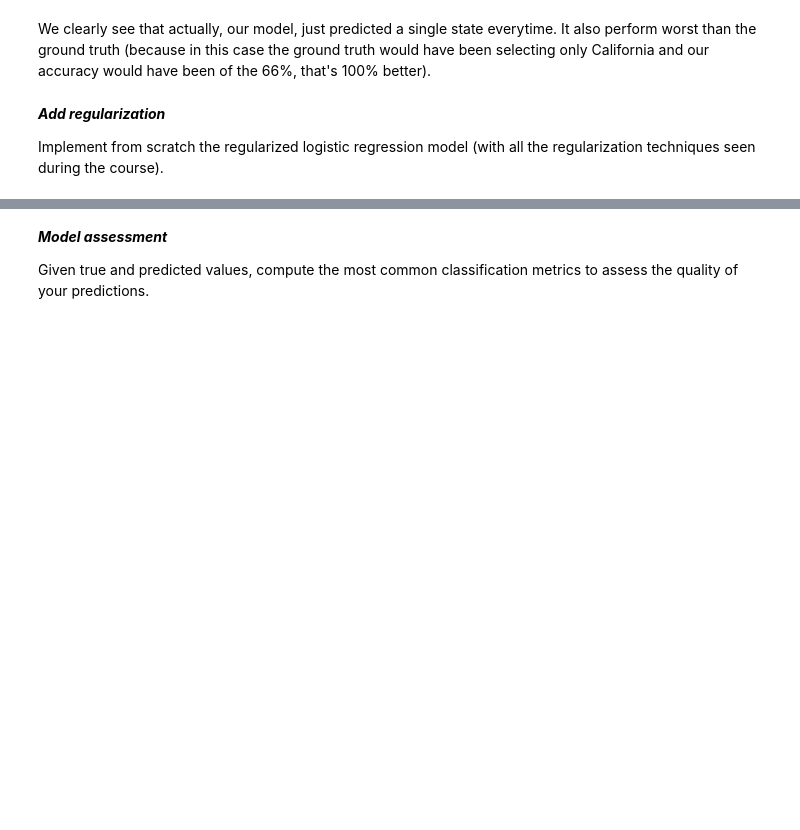
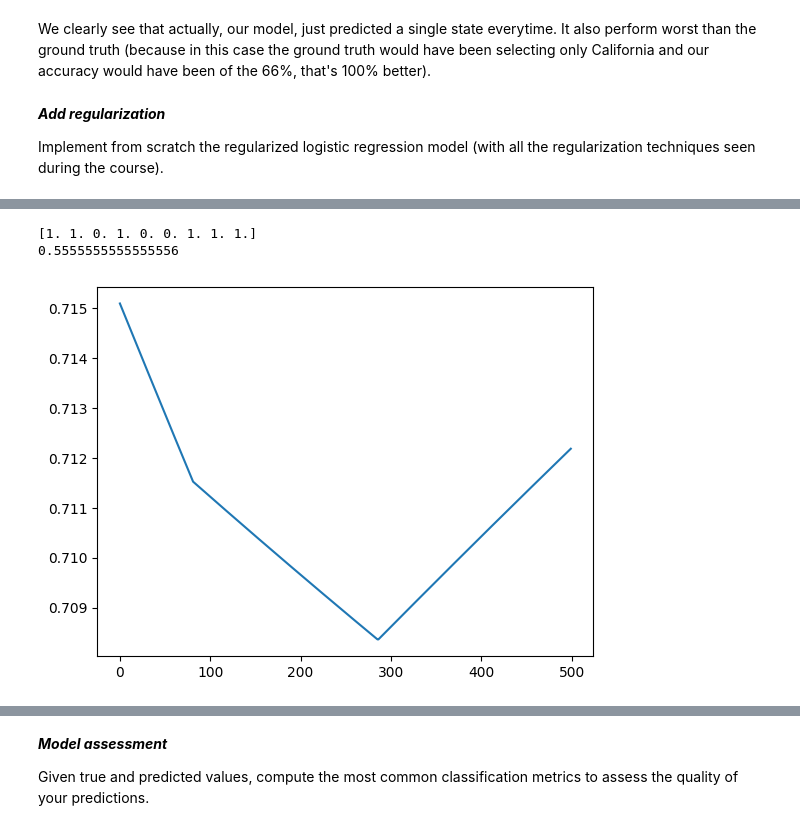
Before and after one commit to frekkoz3/Intro_to_ML_24-25, a Jupyter notebook: challenges/challenge_zero_Bredariol_Francesco.ipynb, the cells around one changed output, grey strips where cells are left out. Saved outputs shown, nothing was run; the diff lists cells and outputs as text; code cells hidden in the pictures; blank space fills up the shorter version.

```diff
--- a/challenges/challenge_zero_Bredariol_Francesco.ipynb
+++ b/challenges/challenge_zero_Bredariol_Francesco.ipynb
@@ -348,0 +430,9 @@ def GDLogistic(X, labels, iter, gamma):
+# %%
+# Model with Lasso
+mdL = modelVisualization(X_train, y_train, iter, 0.0001, 2, 1, 0.5, ['Florida', 'California'])
+w = mdL[0]
+print(accuracy(X_test, y_test, w, 0.5))
+# %% [output]
+[1. 1. 0. 1. 0. 0. 1. 1. 1.]
+0.5555555555555556
+[figure, added]
```
Also changed, not shown: parts of 12 cells of this notebook.
